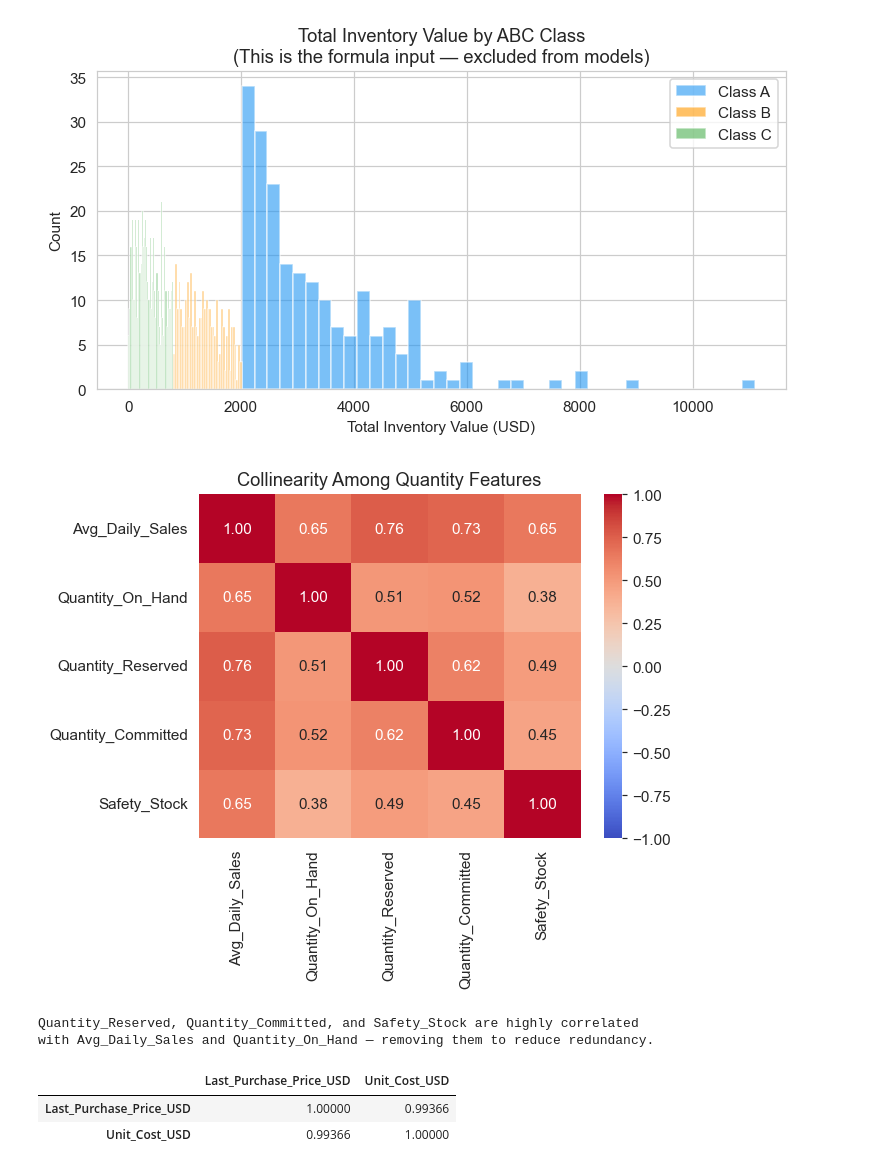
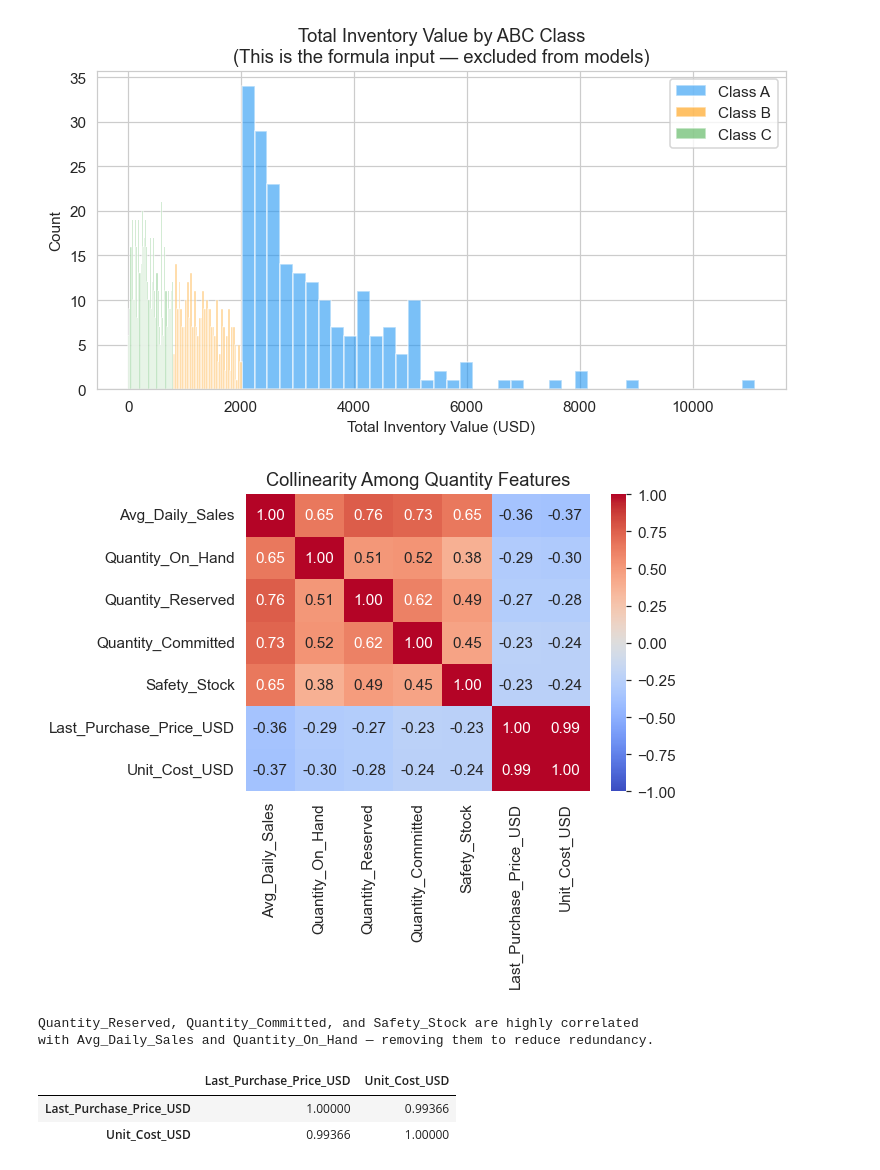
Before and after one commit to Beau-Belkowski/STT_811_Final_Project, a Jupyter notebook: STT_811_Project_Final.ipynb, the cells around one changed output. Cells and saved outputs as stored; diff of their text form; code cells hidden in the pictures.

```diff
--- a/STT_811_Project_Final.ipynb
+++ b/STT_811_Project_Final.ipynb
@@ -89,17 +89,23 @@ plt.show()
 [figure]
 # %%
 # Correlation among quantity-related features (collinearity check)
-corr_cols = ['Avg_Daily_Sales', 'Quantity_On_Hand', 'Quantity_Reserved', 'Quantity_Committed', 'Safety_Stock']
+corr_cols = ['Avg_Daily_Sales',
+            'Quantity_On_Hand',
+            'Quantity_Reserved',
+            'Quantity_Committed',
+            'Safety_Stock',
+            'Last_Purchase_Price_USD',
+            'Unit_Cost_USD']
 corr = df[corr_cols].corr()
 
 fig, ax = plt.subplots(figsize=(6, 5))
 sns.heatmap(corr, annot=True, fmt=".2f", cmap='coolwarm', ax=ax, vmin=-1, vmax=1)
 ax.set_title("Collinearity Among Quantity Features")
 plt.tight_layout()
 plt.show()
 print("Quantity_Reserved, Quantity_Committed, and Safety_Stock are highly correlated\nwith Avg_Daily_Sales and Quantity_On_Hand — removing them to reduce redundancy.")
 # %% [output]
-[figure, old version]
+[figure, new version]
 Quantity_Reserved, Quantity_Committed, and Safety_Stock are highly correlated
 with Avg_Daily_Sales and Quantity_On_Hand — removing them to reduce redundancy.
 # %%
```
